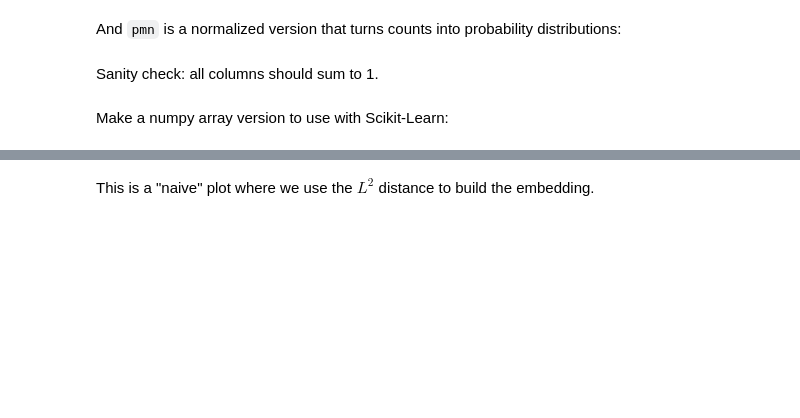
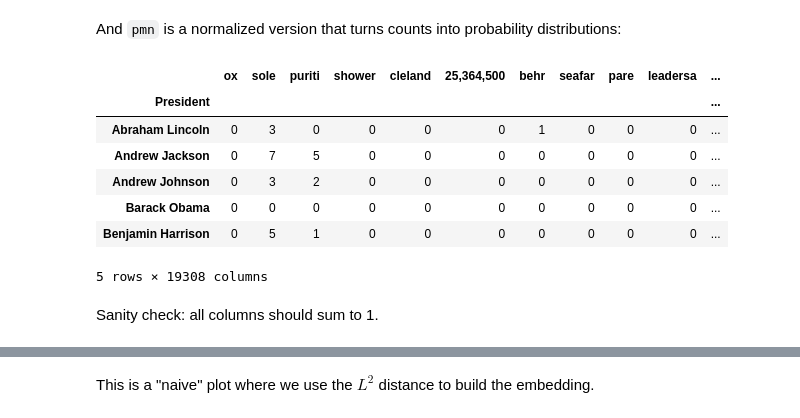
Before and after one commit to jacobakh/StateofUnionSpeechs, a Jupyter notebook: state_of_the_union_analysis-p4.ipynb, the cells around one changed output, grey strips where cells are left out. Cells and saved outputs as stored; diff of their text form; code cells hidden in the pictures; blank space fills up the shorter version.

```diff
--- a/state_of_the_union_analysis-p4.ipynb
+++ b/state_of_the_union_analysis-p4.ipynb
@@ -14,6 +14,14 @@ plt.style.use('seaborn-dark')
 plt.rcParams['figure.figsize'] = (10, 6)
 # %% [markdown]
 Again, load data we need from previous parts without redoing that work.
+# %%
+with shelve.open('results/vars3') as db:
+    all_uq_words = db['unique_words']
+    vocab_list = db['vocab_list']
+
+addresses_df = pd.read_hdf('results/df3.addresses_df_3.h5', 'addresses_df')
+speech_matrix = pd.read_hdf('results/df3.speech_matrix_3.h5', 'speech_matrix')
+wmat = pd.read_hdf('results/df3.h5', 'wmat')
 # %% [markdown]
 ## Distance between speeches
 
@@ -108,0 +59,11 @@ And `pmn` is a normalized version that turns counts into probability distributio
+# %%
+president_speech_matrix.head()
+# %% [output]
+|  | ox | sole | puriti | shower | cleland | 25,364,500 | behr | seafar | pare | leadersa | ... |
+| President |  |  |  |  |  |  |  |  |  |  | ... |
+| Abraham Lincoln | 0 | 3 | 0 | 0 | 0 | 0 | 1 | 0 | 0 | 0 | ... |
+| Andrew Jackson | 0 | 7 | 5 | 0 | 0 | 0 | 0 | 0 | 0 | 0 | ... |
+| Andrew Johnson | 0 | 3 | 2 | 0 | 0 | 0 | 0 | 0 | 0 | 0 | ... |
+| Barack Obama | 0 | 0 | 0 | 0 | 0 | 0 | 0 | 0 | 0 | 0 | ... |
+| Benjamin Harrison | 0 | 5 | 1 | 0 | 0 | 0 | 0 | 0 | 0 | 0 | ... |
+5 rows × 19308 columns
@@ -113,2 +77,0 @@ Sanity check: all columns should sum to 1.
-# %% [markdown]
-Make a numpy array version to use with Scikit-Learn:
```
Also changed, not shown: parts of 32 cells of this notebook, 2 other files.
